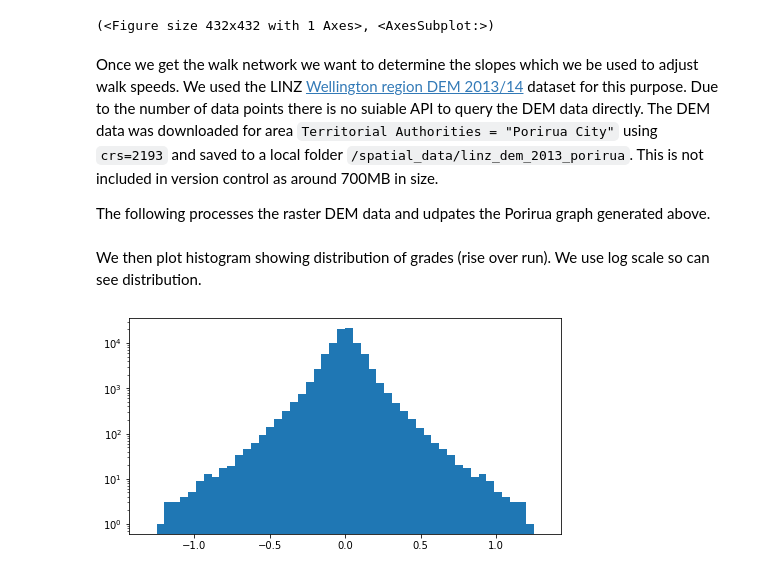
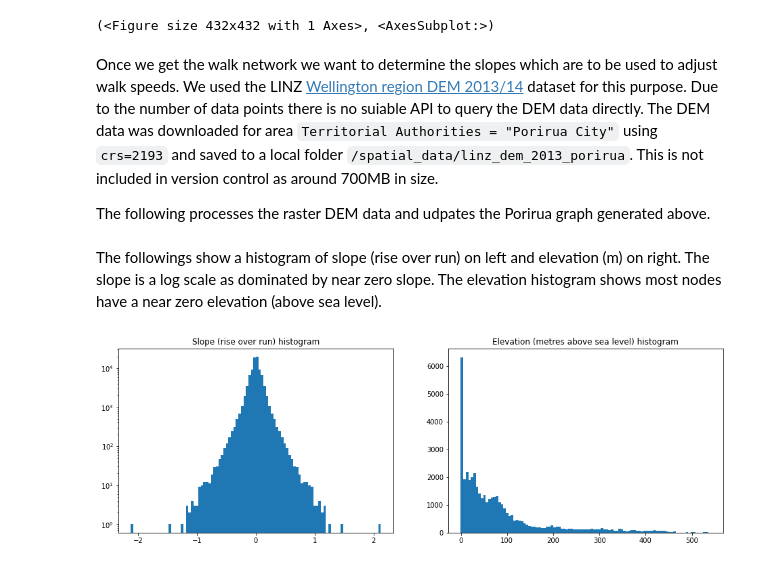
Before and after one commit to alaw005/osmnx-catchments, a Jupyter notebook: notebooks/Porirua_spatial_analysis_with_slope.ipynb, the cells around one changed output. Drawn from its saved outputs; the diff is of its cells as text; code cells hidden in the pictures.

```diff
--- a/notebooks/Porirua_spatial_analysis_with_slope.ipynb
+++ b/notebooks/Porirua_spatial_analysis_with_slope.ipynb
@@ -59,7 +59,7 @@ ox.plot_graph(G, bgcolor="white", node_size=0, figsize=(6,6))
 [figure]
 (<Figure size 432x432 with 1 Axes>, <AxesSubplot:>)
 # %% [markdown]
-Once we get the walk network we want to determine the slopes which we be used to adjust walk speeds. We used the LINZ [Wellington region DEM 2013/14](https://data.linz.govt.nz/layer/53621-wellington-lidar-1m-dem-2013-2014/) dataset for this purpose. Due to the number of data points there is no suiable API to query the DEM data directly. The DEM data was downloaded for area `Territorial Authorities = "Porirua City"` using `crs=2193` and saved to a local folder `/spatial_data/linz_dem_2013_porirua`. This is not included in version control as around 700MB in size.
+Once we get the walk network we want to determine the slopes which are to be used to adjust walk speeds. We used the LINZ [Wellington region DEM 2013/14](https://data.linz.govt.nz/layer/53621-wellington-lidar-1m-dem-2013-2014/) dataset for this purpose. Due to the number of data points there is no suiable API to query the DEM data directly. The DEM data was downloaded for area `Territorial Authorities = "Porirua City"` using `crs=2193` and saved to a local folder `/spatial_data/linz_dem_2013_porirua`. This is not included in version control as around 700MB in size.
 
 The following processes the raster DEM data and udpates the Porirua graph generated above.
 # %%
@@ -70,21 +70,28 @@ from pathlib import Path
 dem_path = 'spatial_data/linz_dem_2013_porirua/'
 dem_path = Path.home().joinpath(Path(dem_path))
 
+# Process all tiles adding elevations to graph
 dem_tile_paths = list(dem_path.glob("DEM*.tif"))
-
 G2 = elevation.add_elevations_to_graph(G,
                                        raster_path=dem_tile_paths,
                                        raster_crs='epsg:2193')
+
+walk = network.WalkNetwork(G2)
 # %% [markdown]
-We then plot histogram showing distribution of grades (rise over run). We use log scale so can see distribution.
+The followings show a histogram of slope (rise over run) on left and elevation (m) on right. The slope is a log scale as dominated by near zero slope. The elevation histogram shows most nodes have a near zero elevation (above sea level).
 # %%
-data = edges['grade'].dropna()
-fig=plt.figure(figsize=(6,3))
-his=fig.add_axes([0,0,1,1])
+import matplotlib.pyplot as plt
 
-# bins=20
-# range=(-1,1)
-# log=True
-p = plt.hist(data, bins=50, range=(-1.3,1.3), log=True)
+bins = 100
+
+fig, (ax1, ax2) = plt.subplots(1, 2, figsize=(16, 5))
+
+data = walk.edges['grade'].dropna()
+_ = ax1.hist(data, bins=bins, log=True)
+_ = ax1.set_title('Slope (rise over run) histogram')
+
+data = walk.nodes['elevation'].dropna()
+_ = ax2.hist(data, bins=bins)
+_ = ax2.set_title('Elevation (metres above sea level) histogram')
 # %% [output]
-[figure, old version]
+[figure, new version]
```
Also changed, not shown: parts of 5 cells of this notebook, 2 other files.
